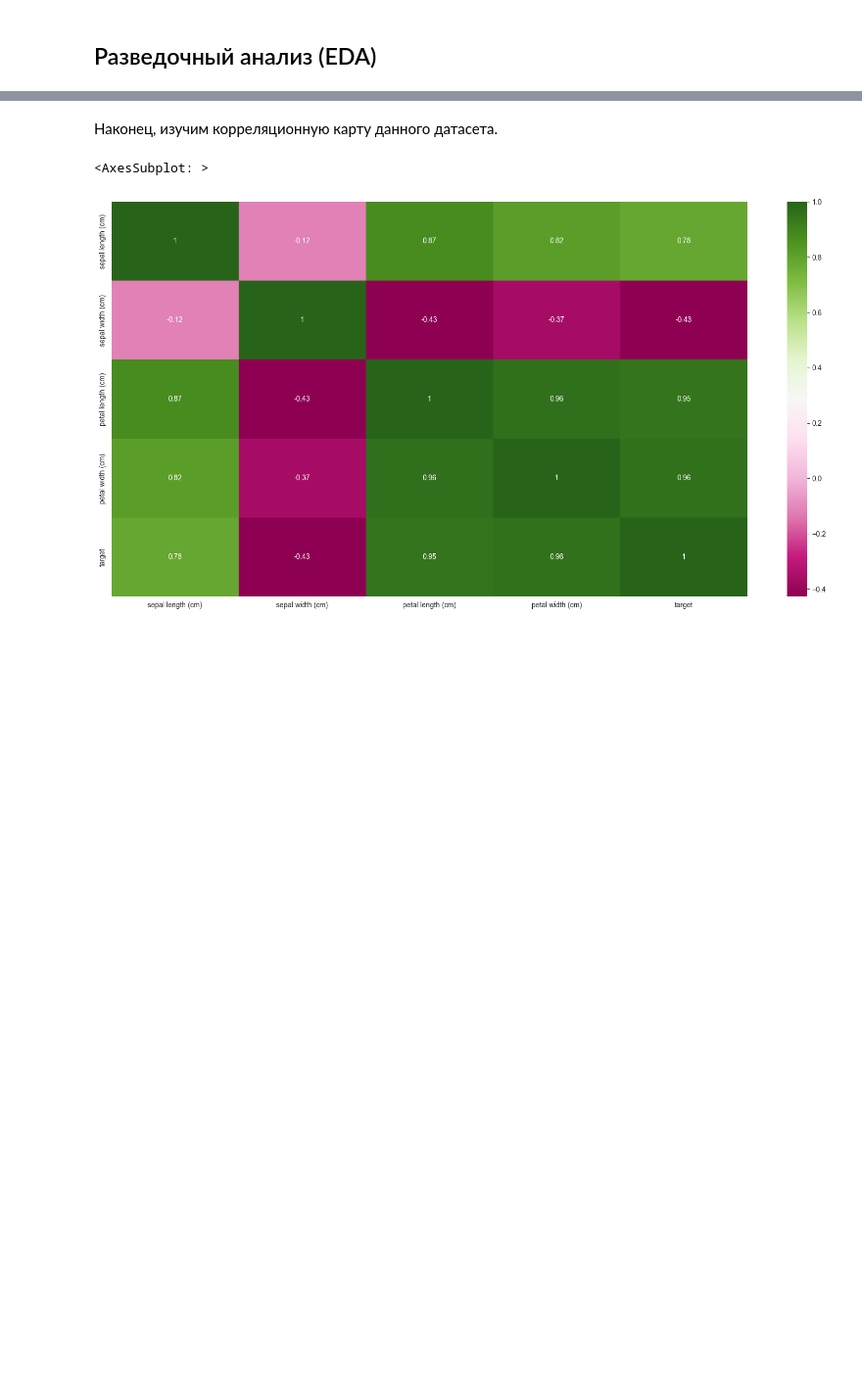
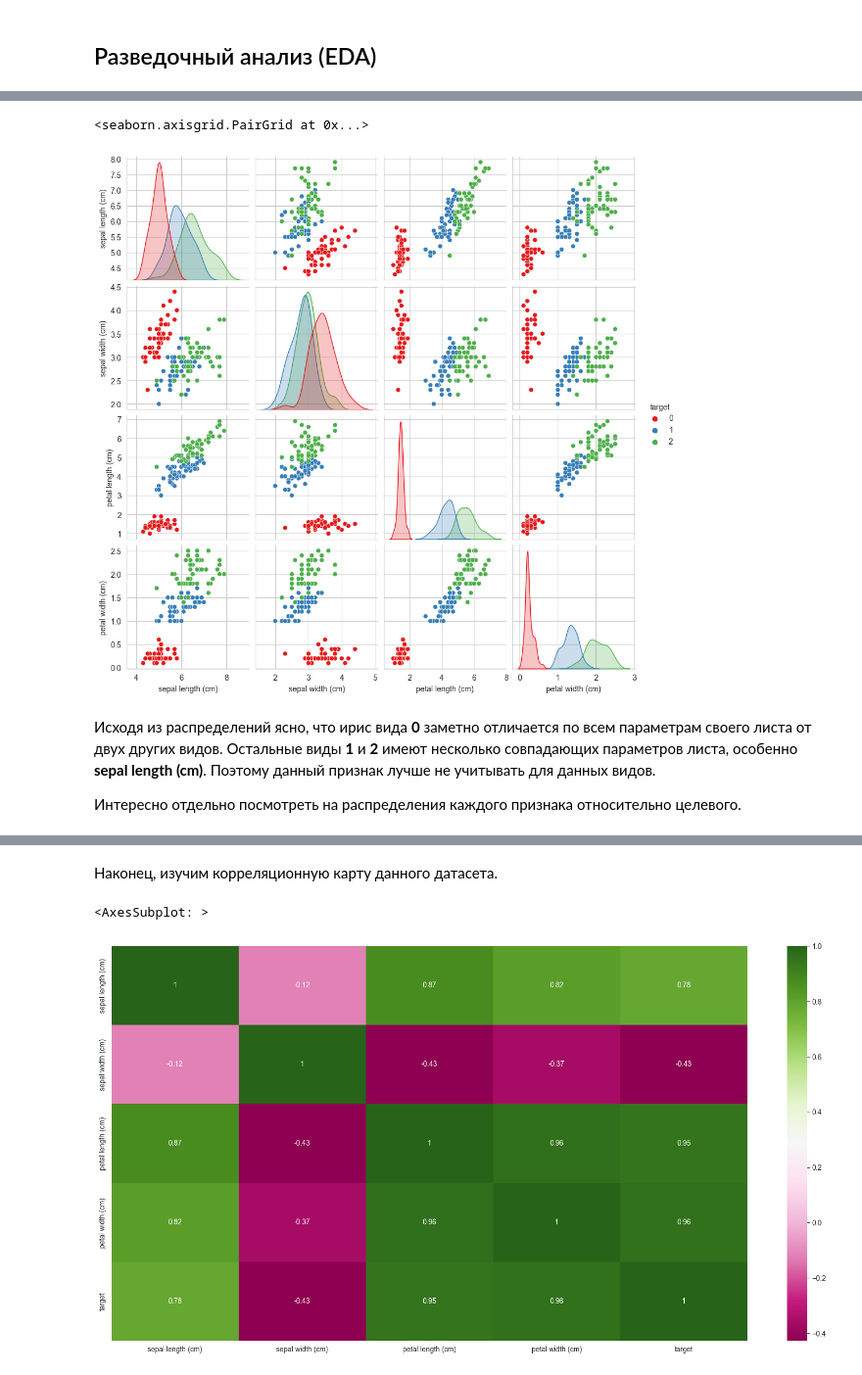
Before and after one commit to kznts9v-1lya/machine-learning-course, a Jupyter notebook: project/Comparison of classification methods.ipynb, the cells around one changed output, grey strips where cells are left out. Shown at 98% size. Saved outputs shown, nothing was run; the diff lists cells and outputs as text; code cells hidden in the pictures; blank space fills up the shorter version.

```diff
--- a/project/Comparison of classification methods.ipynb
+++ b/project/Comparison of classification methods.ipynb
@@ -910,0 +940,10 @@ Name: target, dtype: int64
+# %%
+sns.pairplot(df, hue='target', palette="Set1")
+# %% [output]
+<seaborn.axisgrid.PairGrid at 0x...>
+[figure, added]
+# %% [markdown]
+Исходя из распределений ясно, что ирис вида **0** заметно отличается по всем параметрам своего листа от двух других видов.
+Остальные виды **1** и **2** имеют несколько совпадающих параметров листа, особенно **sepal length (cm)**. Поэтому данный признак лучше не учитывать для данных видов.
+
+Интересно отдельно посмотреть на распределения каждого признака относительно целевого.
```
Also changed, not shown: parts of 27 cells of this notebook.
